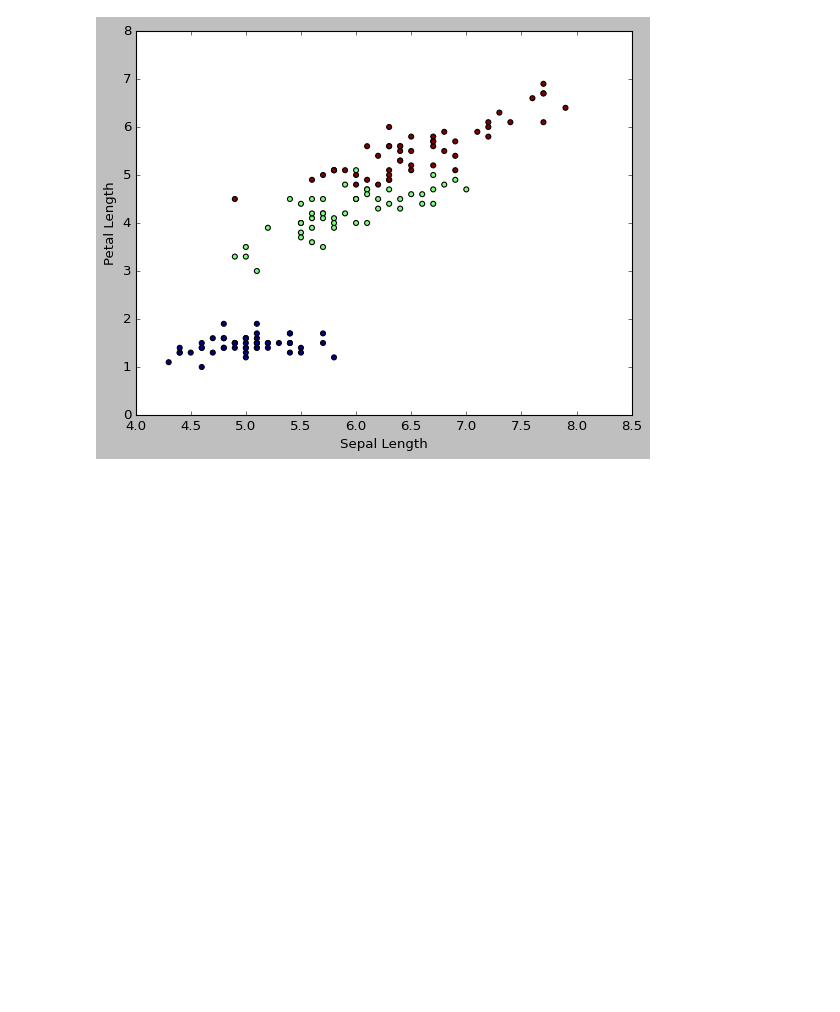
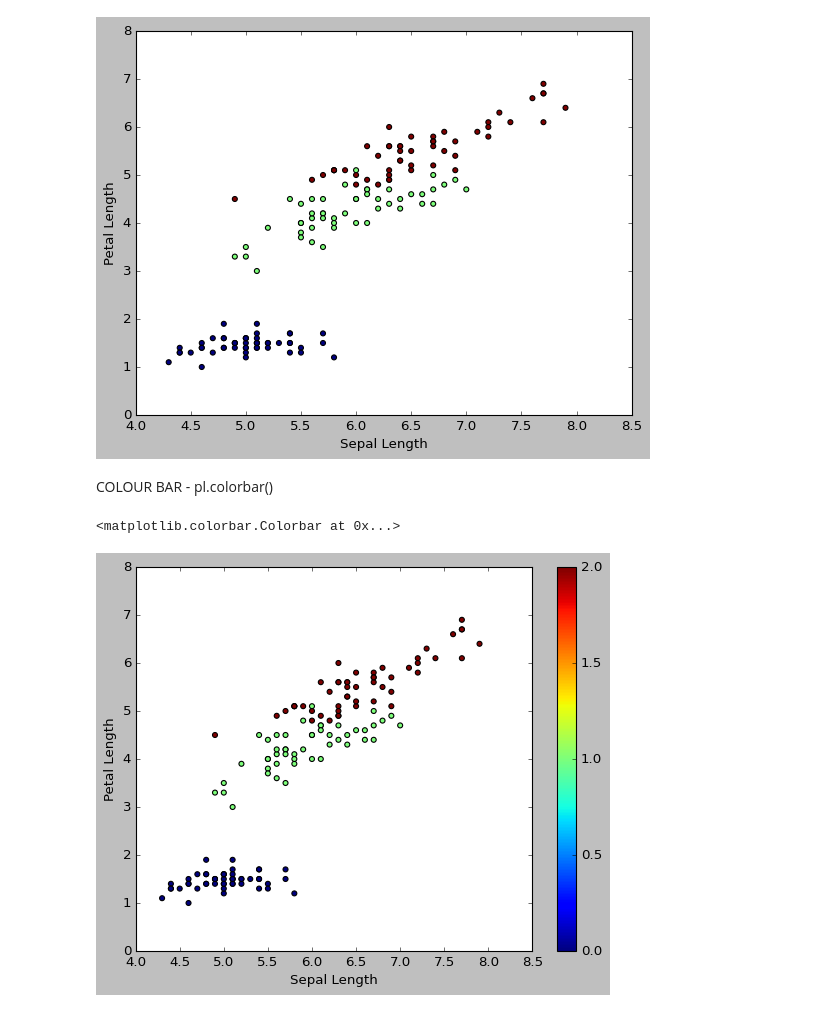
Before and after one commit to sseal2004/Machine-Learning-Full-Course, a Jupyter notebook: Python Library/MatplotLib/02_advanceMatplotlib/ColouredScatterPlot.ipynb, the cells around one changed output. Drawn from its saved outputs; the diff is of its cells as text; code cells hidden in the pictures; blank space fills up the shorter version.

```diff
--- a/Python Library/MatplotLib/02_advanceMatplotlib/ColouredScatterPlot.ipynb
+++ b/Python Library/MatplotLib/02_advanceMatplotlib/ColouredScatterPlot.ipynb
@@ -44,3 +44,13 @@ plt.ylabel('Petal Length')
 # %% [output]
 Text(0, 0.5, 'Petal Length')
 [figure]
+# %% [markdown]
+COLOUR BAR - pl.colorbar()
+# %%
+plt.scatter(iris['SepalLengthCm'],iris['PetalLengthCm'],c=iris['Species']) # 3different types
+plt.xlabel('Sepal Length')
+plt.ylabel('Petal Length')
+plt.colorbar()
+# %% [output]
+<matplotlib.colorbar.Colorbar at 0x...>
+[figure, added]
```
Also changed, not shown: parts of 5 cells of this notebook.
